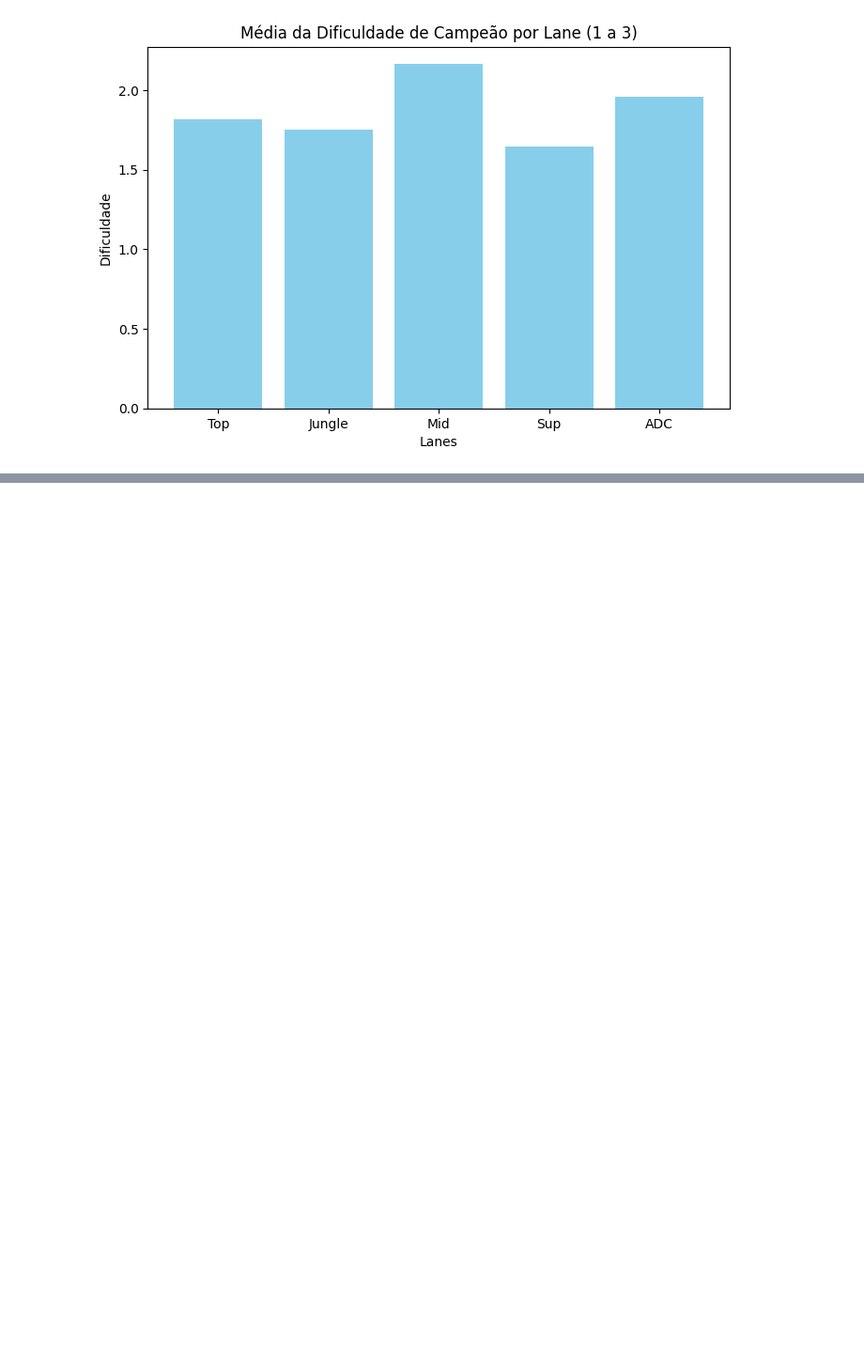
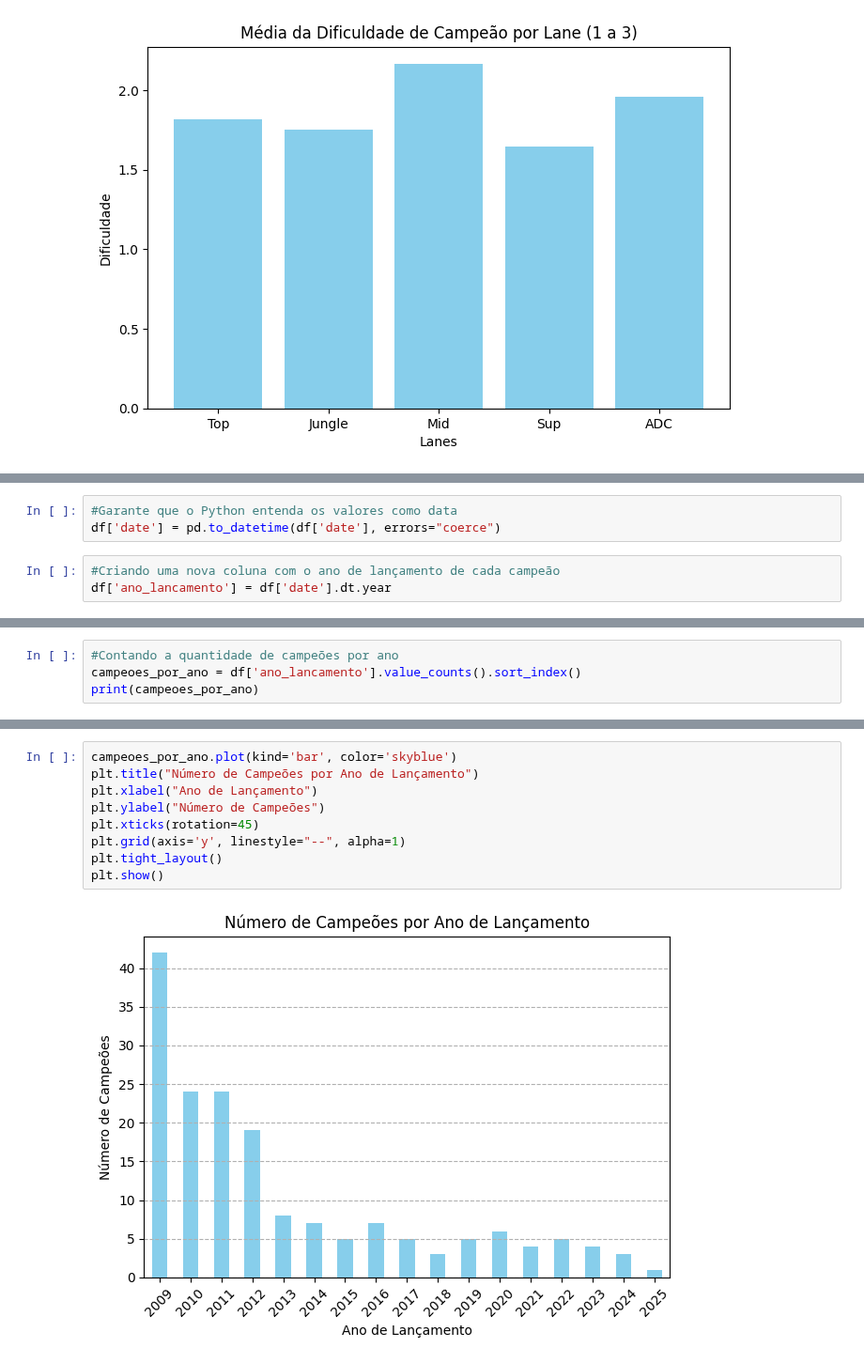
Before and after one commit to JoseChagaas/lol-champion-analysis, a Jupyter notebook: notebooks/EDA_LOL.ipynb, the cells around one changed output, grey strips where cells are left out. Shown at 94% size. Drawn from its saved outputs; the diff is of its cells as text; blank space fills up the shorter version.

Commit message:
Adicionando análise de datas de lançamento de campeões

```diff
--- a/notebooks/EDA_LOL.ipynb
+++ b/notebooks/EDA_LOL.ipynb
@@ -193,0 +203,6 @@ plt.show()
+# %%
+#Garante que o Python entenda os valores como data
+df['date'] = pd.to_datetime(df['date'], errors="coerce")
+# %%
+#Criando uma nova coluna com o ano de lançamento de cada campeão
+df['ano_lancamento'] = df['date'].dt.year
@@ -193,0 +214,4 @@ plt.show()
+# %%
+#Contando a quantidade de campeões por ano
+campeoes_por_ano = df['ano_lancamento'].value_counts().sort_index()
+print(campeoes_por_ano)
@@ -193,0 +238,11 @@ plt.show()
+# %%
+campeoes_por_ano.plot(kind='bar', color='skyblue')
+plt.title("Número de Campeões por Ano de Lançamento")
+plt.xlabel("Ano de Lançamento")
+plt.ylabel("Número de Campeões")
+plt.xticks(rotation=45)
+plt.grid(axis='y', linestyle="--", alpha=1)
+plt.tight_layout()
+plt.show()
+# %% [output]
+[figure, added]
```
Also changed, not shown: parts of 3 cells of this notebook.
